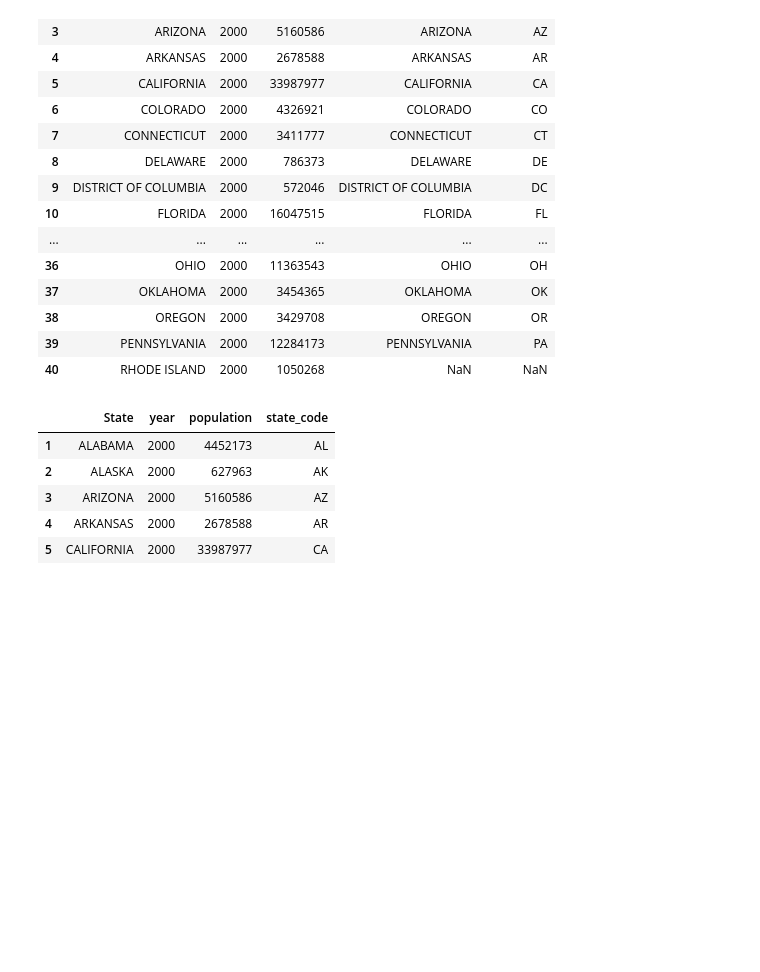
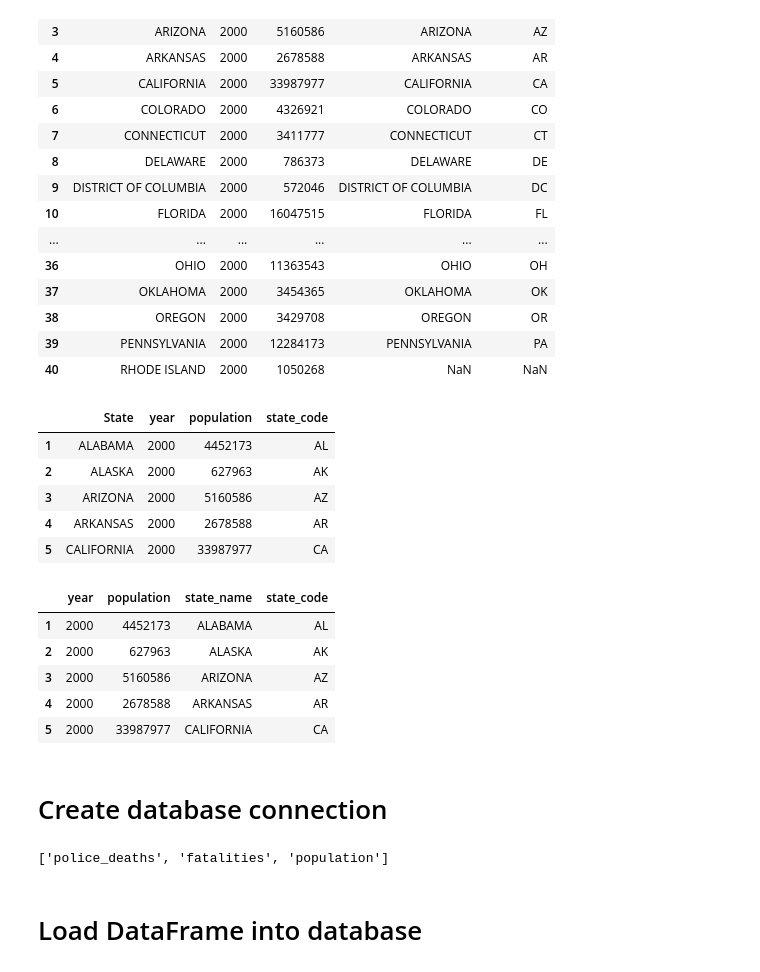
Before and after one commit to dianabaltazar/etl-project, a Jupyter notebook: Population.ipynb, the cells around one changed output. Drawn from its saved outputs; the diff is of its cells as text; code cells hidden in the pictures; blank space fills up the shorter version.

Commit message:
Updating Population Jupyter Notebook with Connection to database

```diff
--- a/Population.ipynb
+++ b/Population.ipynb
@@ -213,3 +214,16 @@ final_census1.head()
 | 3 | ARIZONA | 2000 | 5160586 | AZ |
 | 4 | ARKANSAS | 2000 | 2678588 | AR |
 | 5 | CALIFORNIA | 2000 | 33987977 | CA |
+# %%
+population = final_census1.rename(columns={'State':'state_name'})
+population = population[['year', 'population', 'state_name', 'state_code']]
+population.head()
+# %% [output]
+|  | year | population | state_name | state_code |
+| 1 | 2000 | 4452173 | ALABAMA | AL |
+| 2 | 2000 | 627963 | ALASKA | AK |
+| 3 | 2000 | 5160586 | ARIZONA | AZ |
+| 4 | 2000 | 2678588 | ARKANSAS | AR |
+| 5 | 2000 | 33987977 | CALIFORNIA | CA |
+# %% [markdown]
+# Create database connection
@@ -215,0 +233,7 @@ final_census1.head()
+# %%
+#Confirm tables
+engine.table_names()
+# %% [output]
+['police_deaths', 'fatalities', 'population']
+# %% [markdown]
+# Load DataFrame into database
```
Also changed, not shown: parts of 4 cells of this notebook, 1 other file.
